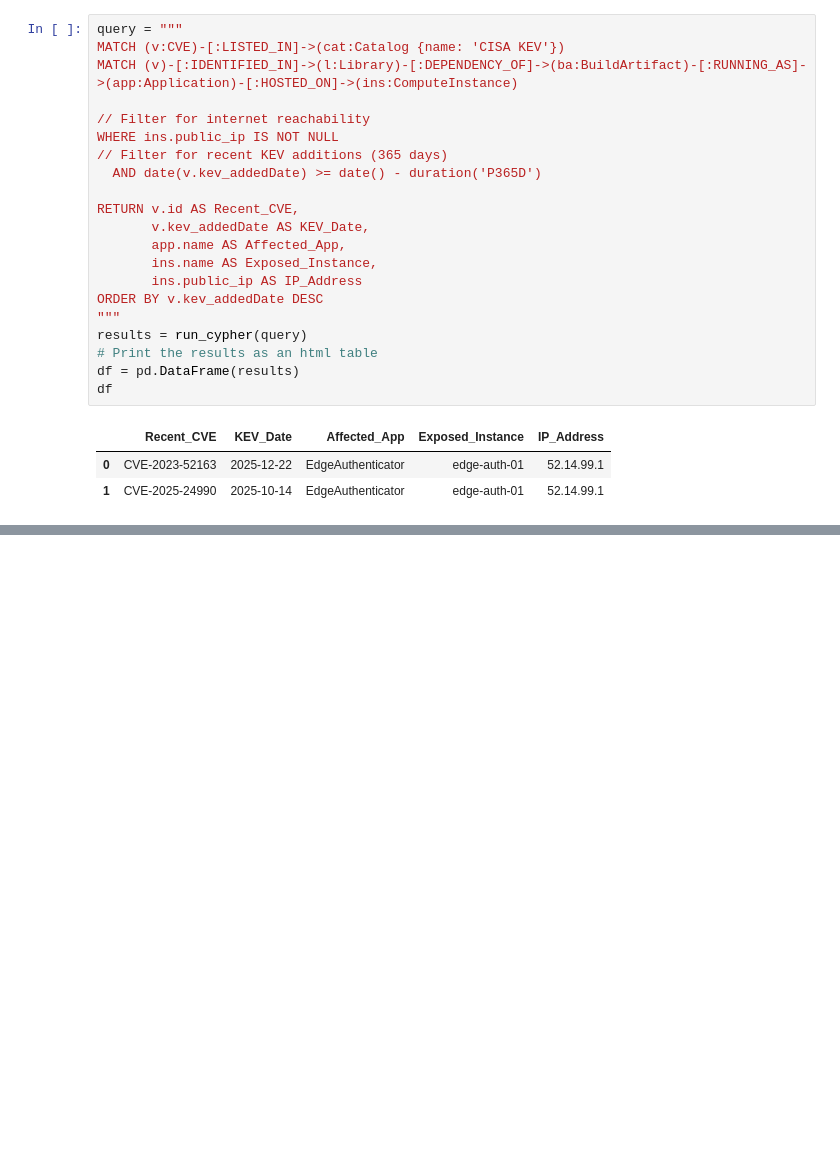
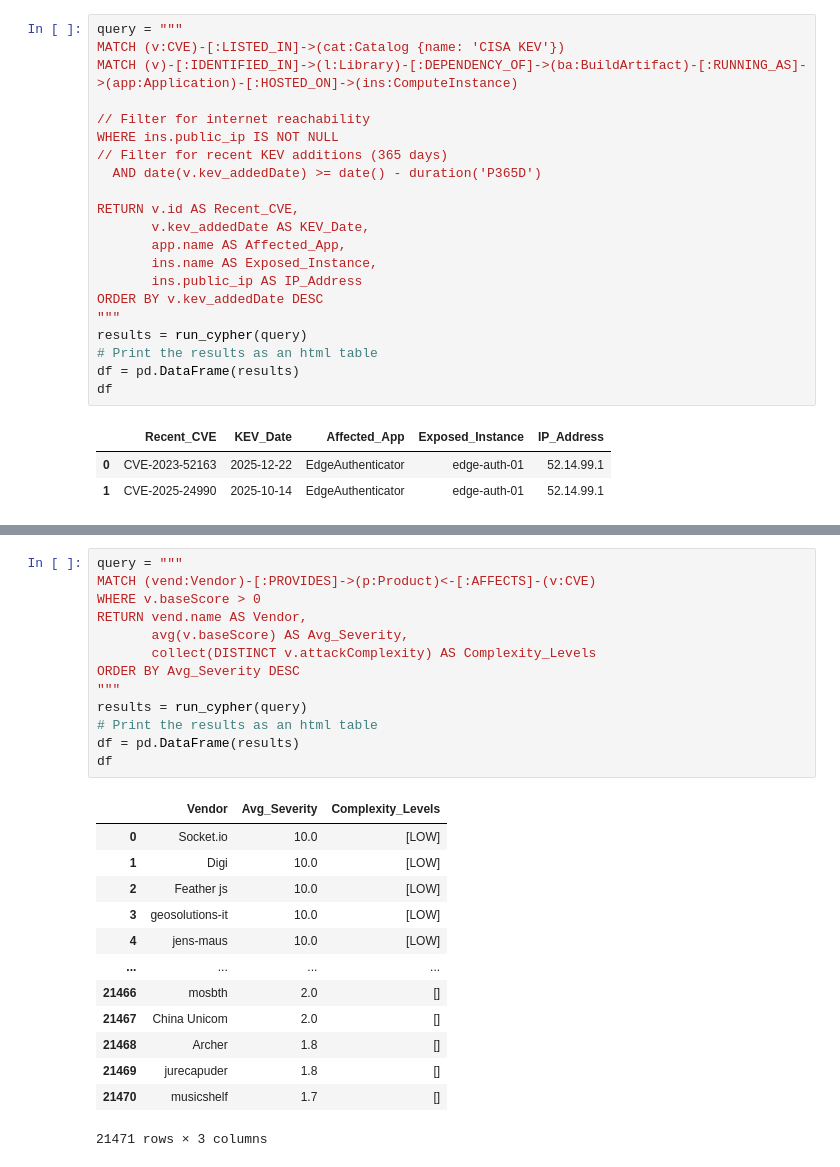
Before and after one commit to pedroleitao-neo4j/cyber-vpem, a Jupyter notebook: other.ipynb, the cells around one changed output, grey strips where cells are left out. Saved outputs shown, nothing was run; the diff lists cells and outputs as text; blank space fills up the shorter version.

```diff
--- a/other.ipynb
+++ b/other.ipynb
@@ -166,0 +209,27 @@ df
+# %%
+query = """
+MATCH (vend:Vendor)-[:PROVIDES]->(p:Product)<-[:AFFECTS]-(v:CVE)
+WHERE v.baseScore > 0
+RETURN vend.name AS Vendor,
+       avg(v.baseScore) AS Avg_Severity,
+       collect(DISTINCT v.attackComplexity) AS Complexity_Levels
+ORDER BY Avg_Severity DESC
+"""
+results = run_cypher(query)
+# Print the results as an html table
+df = pd.DataFrame(results)
+df
+# %% [output]
+|  | Vendor | Avg_Severity | Complexity_Levels |
+| 0 | Socket.io | 10.0 | [LOW] |
+| 1 | Digi | 10.0 | [LOW] |
+| 2 | Feather js | 10.0 | [LOW] |
+| 3 | geosolutions-it | 10.0 | [LOW] |
+| 4 | jens-maus | 10.0 | [LOW] |
+| ... | ... | ... | ... |
+| 21466 | mosbth | 2.0 | [] |
+| 21467 | China Unicom | 2.0 | [] |
+| 21468 | Archer | 1.8 | [] |
+| 21469 | jurecapuder | 1.8 | [] |
+| 21470 | musicshelf | 1.7 | [] |
+21471 rows × 3 columns
```
Also changed, not shown: parts of 7 cells of this notebook, 2 other files.
